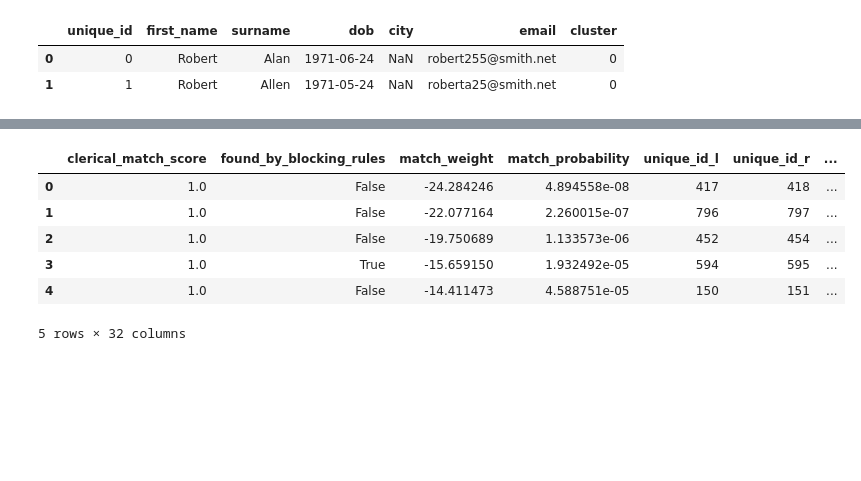
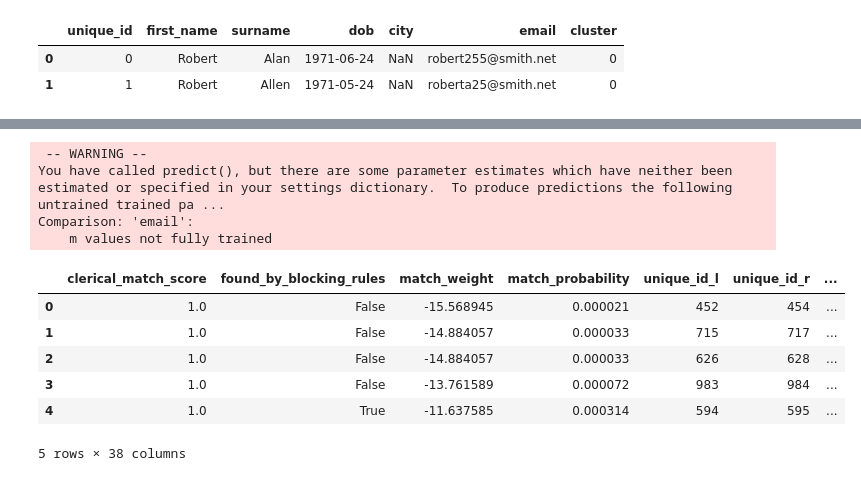
Before and after one commit to moj-analytical-services/splink_colab_links, a Jupyter notebook: docs/demos/examples/duckdb/accuracy_analysis_from_labels_column.ipynb, the cells around one changed output, grey strips where cells are left out. Cells and saved outputs as stored; diff of their text form; code cells hidden in the pictures; blank space fills up the shorter version.

Commit message:
Update notebooks and links

```diff
--- a/docs/demos/examples/duckdb/accuracy_analysis_from_labels_column.ipynb
+++ b/docs/demos/examples/duckdb/accuracy_analysis_from_labels_column.ipynb
@@ -17,34 +21,39 @@ df.head(2)
 | 0 | 0 | Robert | Alan | 1971-06-24 | NaN | robert255@smith.net | 0 |
 | 1 | 1 | Robert | Allen | 1971-05-24 | NaN | roberta25@smith.net | 0 |
 # %%
-from splink.duckdb.linker import DuckDBLinker
-from splink.duckdb.blocking_rule_library import block_on
-import splink.duckdb.comparison_template_library as ctl
-import splink.duckdb.comparison_library as cl
+from splink import SettingsCreator, Linker, block_on, DuckDBAPI
 
-settings = {
-    "link_type": "dedupe_only",
-    "blocking_rules_to_generate_predictions": [
+import splink.comparison_library as cl
+
+settings = SettingsCreator(
+    link_type="dedupe_only",
+    blocking_rules_to_generate_predictions=[
         block_on("first_name"),
         block_on("surname"),
+        block_on("dob"),
+        block_on("email"),
     ],
-    "comparisons": [
-        ctl.name_comparison("first_name"),
-        ctl.name_comparison("surname"),
-        ctl.date_comparison("dob", cast_strings_to_date=True),
-        cl.exact_match("city", term_frequency_adjustments=True),
-        ctl.email_comparison("email", include_username_fuzzy_level=False),
+    comparisons=[
+        cl.ForenameSurnameComparison("first_name", "surname"),
+        cl.DateOfBirthComparison(
+            "dob",
+            input_is_string=True,
+        ),
+        cl.ExactMatch("city").configure(term_frequency_adjustments=True),
+        cl.EmailComparison("email"),
     ],
-    "retain_matching_columns": True,
-    "retain_intermediate_calculation_columns": True,
-}
+    retain_intermediate_calculation_columns=True,
+)
 # %%
-linker = DuckDBLinker(df, settings, set_up_basic_logging=False)
+db_api = DuckDBAPI()
+linker = Linker(df, settings, db_api=db_api)
 deterministic_rules = [
     "l.first_name = r.first_name and levenshtein(r.dob, l.dob) <= 1",
     "l.surname = r.surname and levenshtein(r.dob, l.dob) <= 1",
     "l.first_name = r.first_name and levenshtein(r.surname, l.surname) <= 2",
-    "l.email = r.email"
+    "l.email = r.email",
 ]
 
-linker.estimate_probability_two_random_records_match(deterministic_rules, recall=0.7)
+linker.training.estimate_probability_two_random_records_match(
+    deterministic_rules, recall=0.7
+)
@@ -76,14 +141,18 @@ linker.precision_recall_chart_from_labels_column("cluster")
 # %%
 # Plot some false positives
-linker.prediction_errors_from_labels_column(
+linker.evaluation.prediction_errors_from_labels_column(
     "cluster", include_false_negatives=True, include_false_positives=True
 ).as_pandas_dataframe(limit=5)
 # %% [output]
+ -- WARNING --
+You have called predict(), but there are some parameter estimates which have neither been estimated or specified in your settings dictionary.  To produce predictions the following untrained trained pa ...
+Comparison: 'email':
+    m values not fully trained
 |  | clerical_match_score | found_by_blocking_rules | match_weight | match_probability | unique_id_l | unique_id_r | ... |
-| 0 | 1.0 | False | -24.284246 | 4.894558e-08 | 417 | 418 | ... |
-| 1 | 1.0 | False | -22.077164 | 2.260015e-07 | 796 | 797 | ... |
-| 2 | 1.0 | False | -19.750689 | 1.133573e-06 | 452 | 454 | ... |
-| 3 | 1.0 | True | -15.659150 | 1.932492e-05 | 594 | 595 | ... |
-| 4 | 1.0 | False | -14.411473 | 4.588751e-05 | 150 | 151 | ... |
+| 0 | 1.0 | False | -15.568945 | 0.000021 | 452 | 454 | ... |
+| 1 | 1.0 | False | -14.884057 | 0.000033 | 715 | 717 | ... |
+| 2 | 1.0 | False | -14.884057 | 0.000033 | 626 | 628 | ... |
+| 3 | 1.0 | False | -13.761589 | 0.000072 | 983 | 984 | ... |
+| 4 | 1.0 | True | -11.637585 | 0.000314 | 594 | 595 | ... |
-5 rows × 32 columns
+5 rows × 38 columns
 # %%
```
Also changed, not shown: parts of 12 cells of this notebook, 19 other files.
